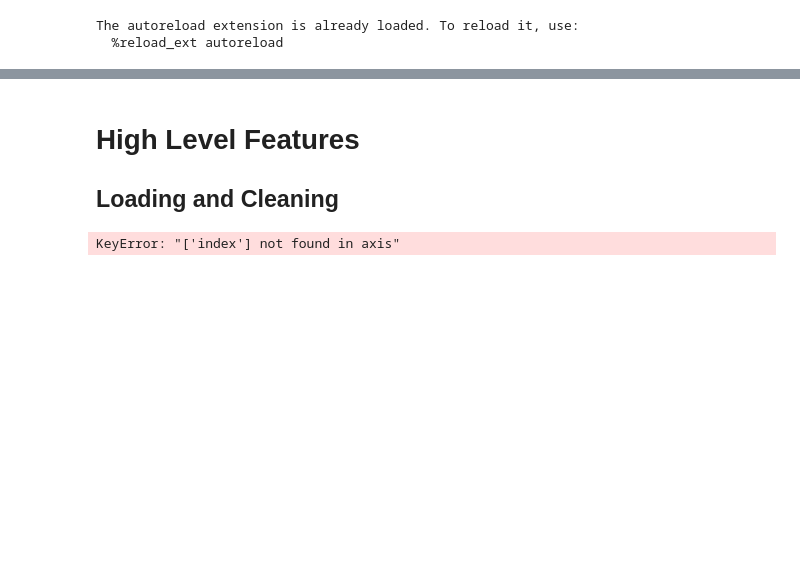
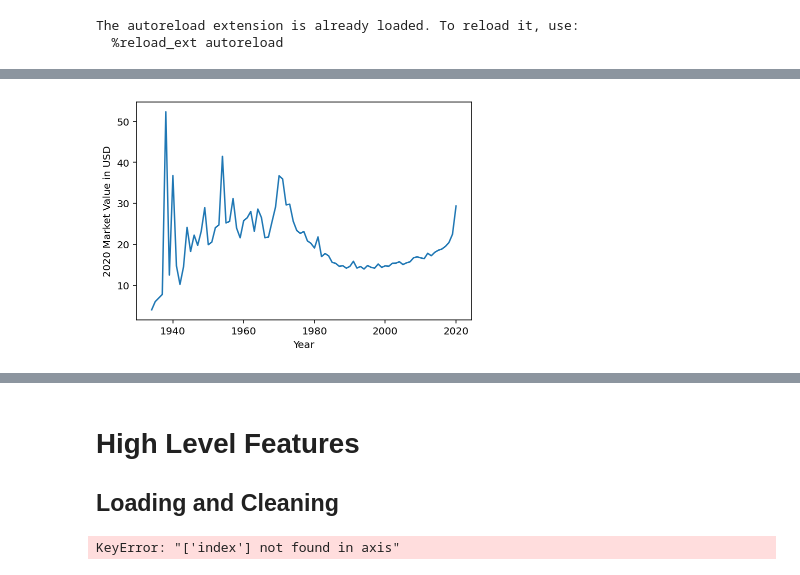
Before and after one commit to helmigsimon/EPFL-Capstone-Project, a Jupyter notebook: 02-Visualization&Cleaning.ipynb, the cells around one changed output, grey strips where cells are left out. Saved outputs shown, nothing was run; the diff lists cells and outputs as text; code cells hidden in the pictures; blank space fills up the shorter version.

```diff
--- a/02-Visualization&Cleaning.ipynb
+++ b/02-Visualization&Cleaning.ipynb
@@ -36,0 +82,7 @@ style_columns = get_col_set('style_')
+# %%
+plt.plot(concat_df.groupby(by='year')['market_value'].mean())
+plt.xlabel('Year')
+plt.ylabel('2020 Market Value in USD')
+plt.show()
+# %% [output]
+[figure, added]
```
Also changed, not shown: parts of 22 cells of this notebook, 8 other files.
